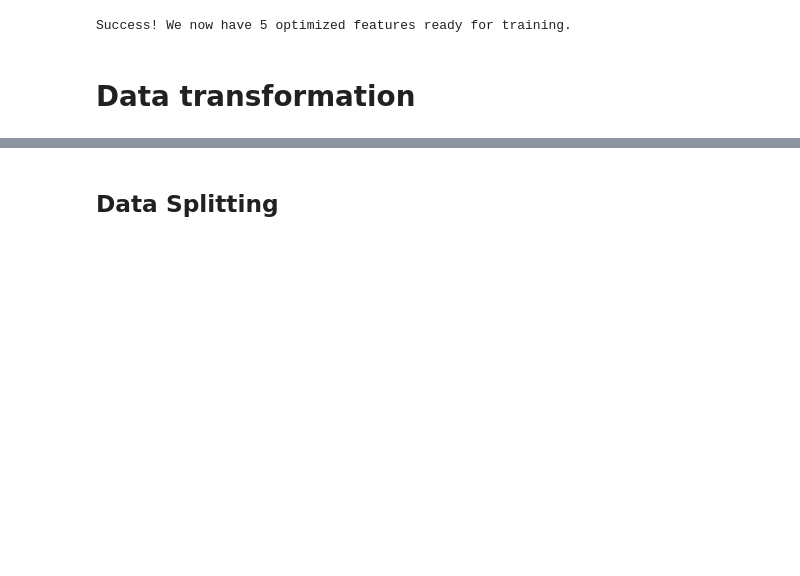
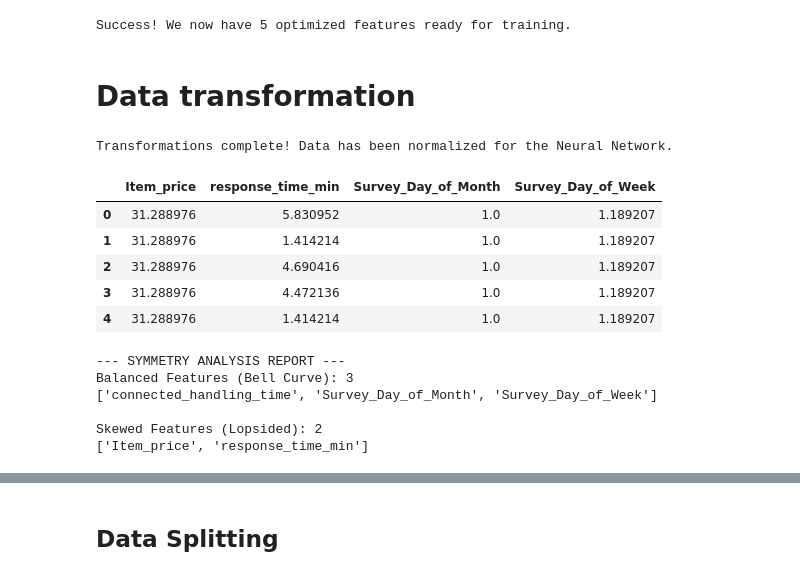
Before and after one commit to amol004/E-Commerce-Customer-Satisfaction-Score-Prediction-Deep-Learning, a Jupyter notebook: E_Commerce_Customer_Satisfaction_Score_Prediction.ipynb, the cells around one changed output, grey strips where cells are left out. Saved outputs shown, nothing was run; the diff lists cells and outputs as text; code cells hidden in the pictures; blank space fills up the shorter version.

```diff
--- a/E_Commerce_Customer_Satisfaction_Score_Prediction.ipynb
+++ b/E_Commerce_Customer_Satisfaction_Score_Prediction.ipynb
@@ -1087,0 +1038,72 @@ print(f"New Skewness - response_time_min: {df['response_time_min'].skew():.2f}")
+# %%
+# --- ADVANCED DATA SMOOTHING (SKEWNESS REDUCTION) ---
+
+# 1. We apply a Square Root transformation to 'Item_price'
+# This 'squashes' very high prices closer to the average, making the distribution more symmetrical
+df_removed['Item_price'] = np.sqrt(df_removed['Item_price'])
+
+# 2. We apply a Square Root transformation to 'response_time_min'
+# This helps handle cases where agents took a very long time, preventing them from being extreme outliers
+df_removed['response_time_min'] = np.sqrt(df_removed['response_time_min'])
+
+# 3. For the Day of the Month (Order), we use a 'Fourth Root' transformation (power of 0.25)
+# This is a stronger way to normalize the data so the AI treats early and late month dates fairly
+df_removed['Survey_Day_of_Month'] = (df_removed['Survey_Day_of_Month']) ** 0.25
+
+# 4. We do the same for the Day of the Week (Survey)
+# This ensures the 'weekday' patterns (1-7) are scaled properly for the neural network
+df_removed['Survey_Day_of_Week'] = (df_removed['Survey_Day_of_Week']) ** 0.25
+
+# --- FINAL STEP: VERIFICATION ---
+# We print the first few rows to see our newly transformed, model-ready numbers
+print("Transformations complete! Data has been normalized for the Neural Network.")
+display(df_removed[['Item_price', 'response_time_min', 'Survey_Day_of_Month', 'Survey_Day_of_Week']].head())
+# %% [output]
+Transformations complete! Data has been normalized for the Neural Network.
+|  | Item_price | response_time_min | Survey_Day_of_Month | Survey_Day_of_Week |
+| 0 | 31.288976 | 5.830952 | 1.0 | 1.189207 |
+| 1 | 31.288976 | 1.414214 | 1.0 | 1.189207 |
+| 2 | 31.288976 | 4.690416 | 1.0 | 1.189207 |
+| 3 | 31.288976 | 4.472136 | 1.0 | 1.189207 |
+| 4 | 31.288976 | 1.414214 | 1.0 | 1.189207 |
+# %%
+# --- ANALYZING DATA BALANCE (SYMMETRY CHECK) ---
+
+# 1. We create two empty lists to sort our features into buckets
+# Balanced features look like a bell curve; Skewed features are lopsided
+balanced_group = []
+skewed_group = []
+
+# 2. We loop through every numerical column in our cleaned dataset ('df_removed')
+for column in df_removed.describe().columns:
+    # We calculate the gap between the Average (Mean) and the Middle (Median)
+    # If the gap is small (less than 0.25), the data is considered 'Balanced'
+    gap_size = abs(df_removed[column].mean() - df_removed[column].median())
+
+    if gap_size < 0.25:
+        balanced_group.append(column)
+    else:
+        skewed_group.append(column)
+
+# 3. Handle the Target Variable ('CSAT Score')
+# We remove 'CSAT Score' from the skewed list because it's our final answer,
+# and we don't treat it like a regular input feature during outlier management.
+if 'CSAT Score' in skewed_group:
+    skewed_group.remove('CSAT Score')
+elif 'CSAT Score' in balanced_group:
+    balanced_group.remove('CSAT Score')
+
+# 4. Print the final results so we can see which features need more attention
+print("--- SYMMETRY ANALYSIS REPORT ---")
+print(f"Balanced Features (Bell Curve): {len(balanced_group)}")
+print(balanced_group)
+
+print(f"\nSkewed Features (Lopsided): {len(skewed_group)}")
+print(skewed_group)
+# %% [output]
+--- SYMMETRY ANALYSIS REPORT ---
+Balanced Features (Bell Curve): 3
+['connected_handling_time', 'Survey_Day_of_Month', 'Survey_Day_of_Week']
+
+Skewed Features (Lopsided): 2
+['Item_price', 'response_time_min']
```
Also changed, not shown: parts of 11 cells of this notebook.
